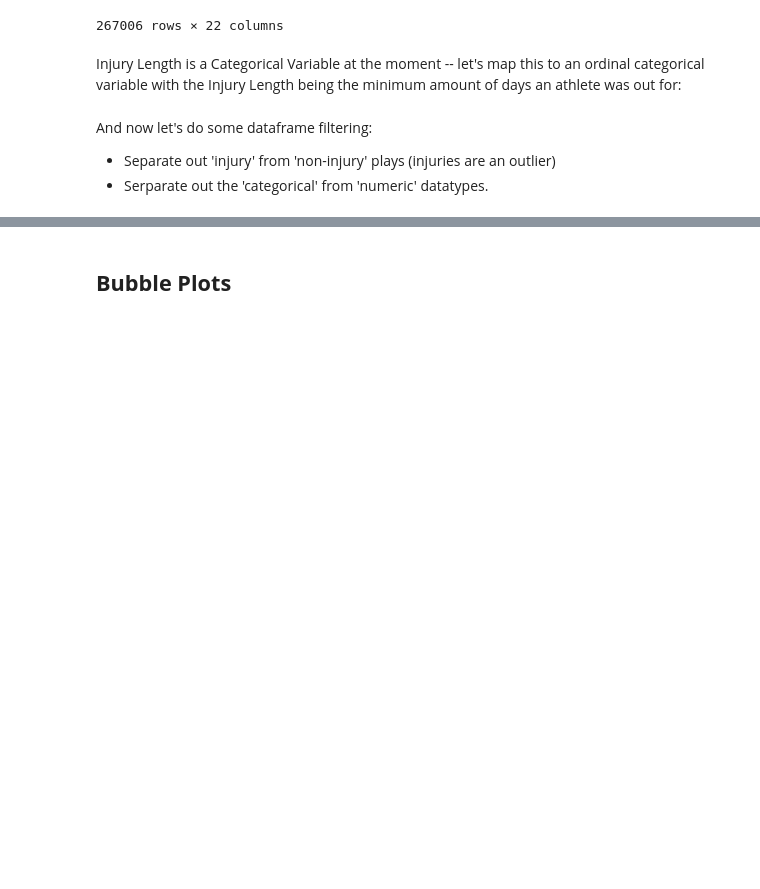
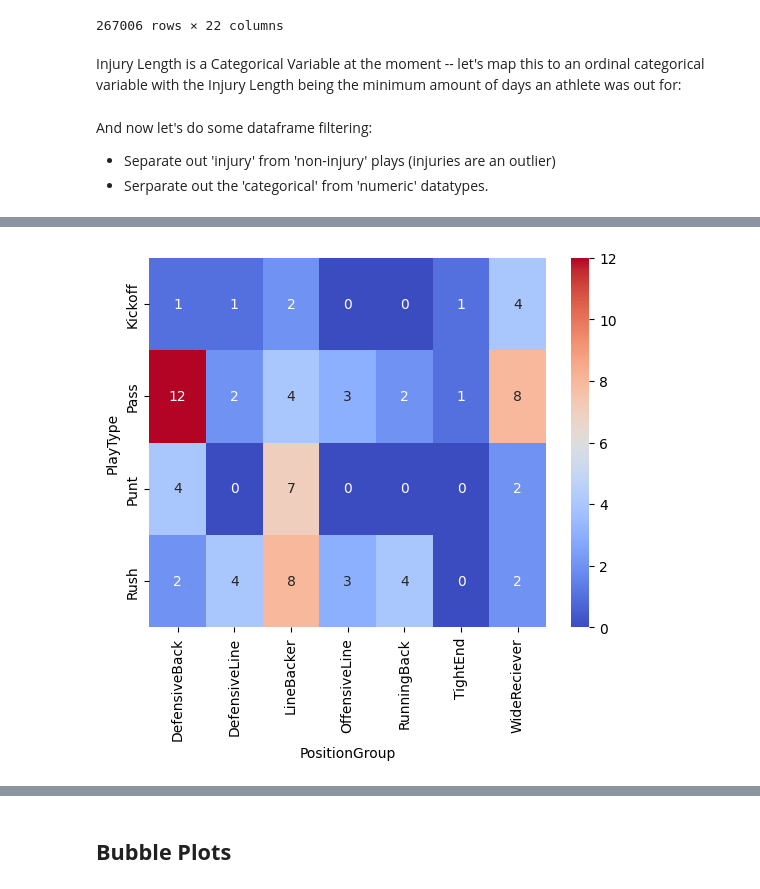
Before and after one commit to LeeMcFarling/AFL_Project, a Jupyter notebook: AFL_Final_Project/Week9.ipynb, the cells around one changed output, grey strips where cells are left out. Saved outputs shown, nothing was run; the diff lists cells and outputs as text; code cells hidden in the pictures; blank space fills up the shorter version.

```diff
--- a/AFL_Final_Project/Week9.ipynb
+++ b/AFL_Final_Project/Week9.ipynb
@@ -241,8 +291,16 @@ df_numeric = fnfallplays[filtered_cols]
 # Injury Plays Numeric
 injury_plays_numeric = df_numeric[df_numeric['Inj_Occured'] == 1]
 
-# Categorical columns
+
+# Categorical 'all plays'
 df_categorical_cols = fnfallplays.select_dtypes(exclude=['number']).columns
-cat_id_cols = [col for col in fnfallplays.columns if 'id' in col.lower()] #.lower() to avoid any capitalization issues
-combined_cat_cols = list(df_categorical_cols) + cat_id_cols
-df_categorical = fnfallplays[combined_cat_cols]
+df_categorical = fnfallplays[df_categorical_cols]
+
+# Categorical 'injury plays'
+pre_categorical_injury_filtering = fnfallplays[fnfallplays['Inj_Occured'] == 1]
+injury_plays_categorical_cols = pre_categorical_injury_filtering.select_dtypes(exclude=['number']).columns
+injury_plays_categorical = pd.concat(
+    [pre_categorical_injury_filtering[injury_plays_categorical_cols],
+     pre_categorical_injury_filtering[['InjuryLength']]],
+    axis=1
+)
@@ -248,0 +340,7 @@ df_categorical = fnfallplays[combined_cat_cols]
+# %%
+def heatmap(pivot):
+    sns.heatmap(
+        data=pivot,
+        annot=True,
+        cmap='coolwarm'
+    )
@@ -248,0 +353,5 @@ df_categorical = fnfallplays[combined_cat_cols]
+# %%
+Playtype_Position_Heatmap = pd.crosstab(injury_plays_categorical['PlayType'], injury_plays_categorical['PositionGroup'])
+heatmap(Playtype_Position_Heatmap)
+# %% [output]
+[figure, added]
```
Also changed, not shown: parts of 77 cells of this notebook, 4 other files.
